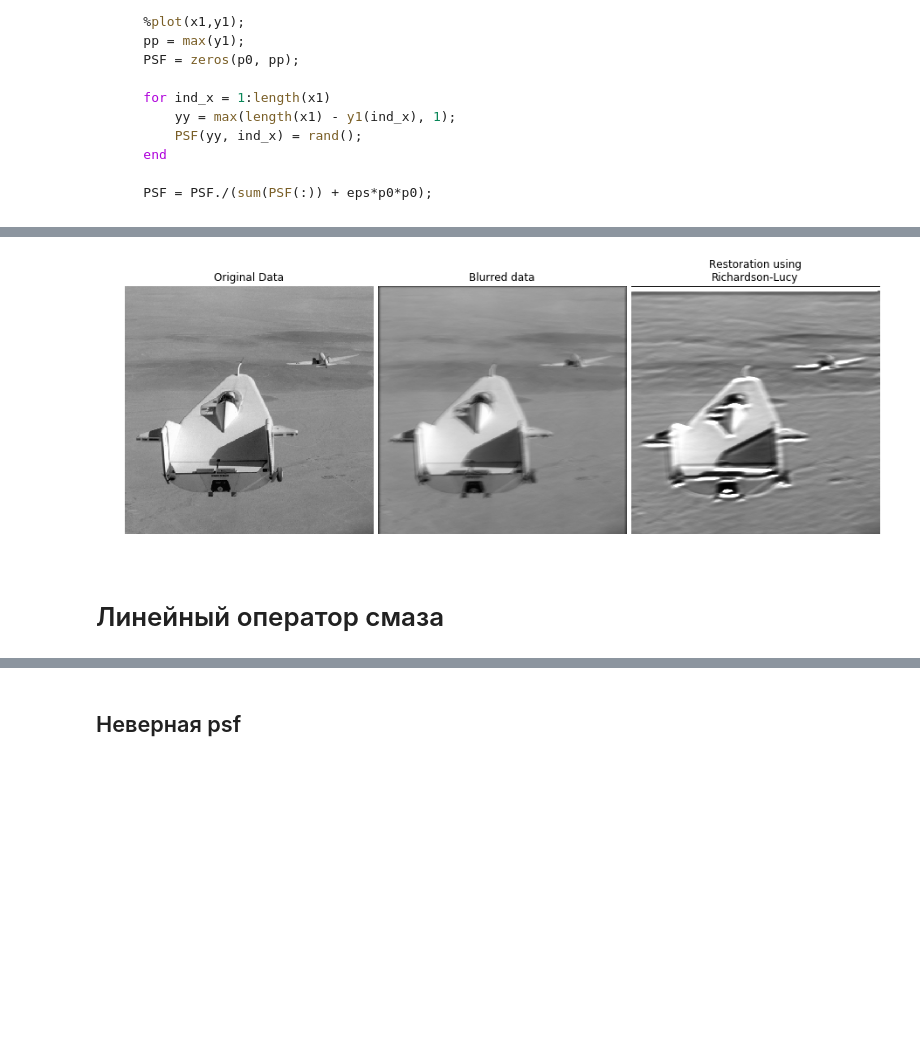
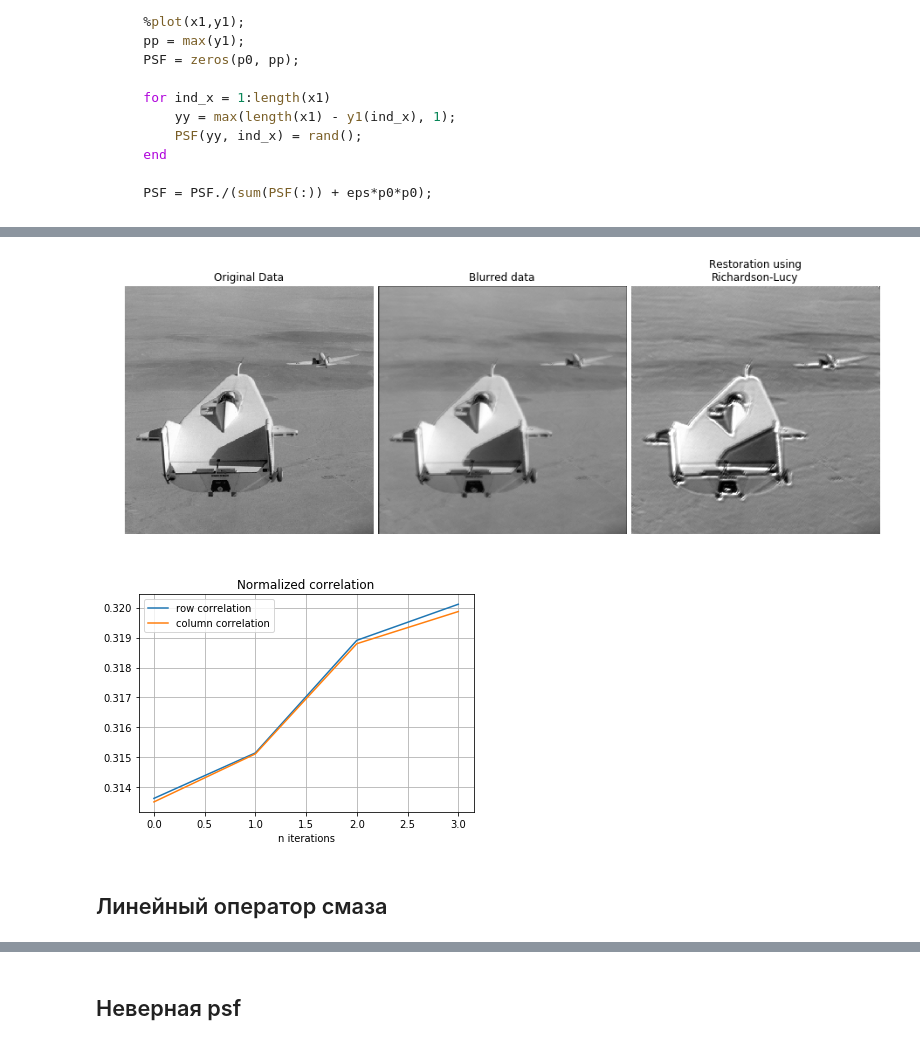
Before and after one commit to progiv/deconv, a Jupyter notebook: expertiments.ipynb, the cells around one changed output, grey strips where cells are left out. Drawn from its saved outputs; the diff is of its cells as text; code cells hidden in the pictures; blank space fills up the shorter version.

Commit message:
Fixes correlation calculation.

```diff
--- a/expertiments.ipynb
+++ b/expertiments.ipynb
@@ -37,6 +38,12 @@ def show_results(original, noisy, result):
     fig.subplots_adjust(wspace=0.02, hspace=0.2,
                         top=0.9, bottom=0.05, left=0, right=1)
     plt.show()
+# %%
+def row_correlation(image):
+    return pearsonr(image[1:,:].ravel(), image[:-1,:])
+
+def col_correlation(image):
+    return pearsonr(image[:,1:], image[:,:-1])
 # %%
 def desubsample(image, times=1, axises=None):
     if axises is None:
@@ -69,8 +76,8 @@ def corelucy(Y, psf, dampar22, wI, readout, subsample, numNSdim, vec, num, eps=1
 
     # 2. An Estimate for the next step
     reBlurred += readout;
-    reBlurred[reBlurred == 0] = eps;
-    AnEstim = wI / reBlurred + eps;
+    #reBlurred[reBlurred == 0] = eps;
+    AnEstim = wI / (reBlurred + eps);
 
     # 3. Damping if needed
     if dampar22 == 0: # No Damping
@@ -80,12 +87,12 @@ def corelucy(Y, psf, dampar22, wI, readout, subsample, numNSdim, vec, num, eps=1
         g = (wI * np.log(AnEstim)+ reBlurred - wI) / dampar22;
         g = np.minimum(g,1);
         G = (g**(gm-1))*(gm-(gm-1)*g);
-        ImRatio = 1 + desubsample(G,subsample, numNSdim) * (desubsample(AnEstim0, subsample, numNSdim) - 1);
+        ImRatio = 1 + desubsample(G,subsample, numNSdim) * (desubsample(AnEstim, subsample, numNSdim) - 1);
 
     #return np.fft.fftn(ImRatio);
     return ImRatio
 
-def richardson_lucy_matlab(image, psf, iterations=50, damp_array=0, weight=None, readout=0,
+def richardson_lucy_matlab(image, psf, iterations=50, dampar=0, weight=None, readout=0,
                            subsample=1, eps=1e-16, clip=True):
     """ Richardson-Lucy deconvolution.
 
@@ -132,7 +139,7 @@ def richardson_lucy_matlab(image, psf, iterations=50, damp_array=0, weight=None,
     scale = np.real(convolve2d(desubsample(weight), psf, 'same')) + np.sqrt(eps)
     del weight
 
-    dampar22 = np.square(damp_array)/2
+    dampar22 = np.square(dampar)/2
 
     '''
     prepare vector of dimensions to facilitate the reshaping
@@ -151,8 +158,8 @@ def richardson_lucy_matlab(image, psf, iterations=50, damp_array=0, weight=None,
 
     # 3 L_R Iterations
     lambd = 2 * np.any(internal != 0)
-    correlation_X = []
-    correlation_Y = []
+    correlation_X = [col_correlation(image)]
+    correlation_Y = [row_correlation(image)]
     for k in range(lambd, lambd + iterations):
 
         # 3.a Make an image predictions for the next iteration
@@ -169,9 +176,9 @@ def richardson_lucy_matlab(image, psf, iterations=50, damp_array=0, weight=None,
         prev_image = np.maximum(Y * np.real(convolve2d(cc, psf, 'same')) / scale, 0)
         if clip:
             prev_image[prev_image > 1] = 1
-            prev_image[prev_image < 0] = eps
-        correlation_X.append(np.correlate(prev_image.ravel('C')[:-1], prev_image.ravel('C')[1:]))
-        correlation_Y.append(np.correlate(prev_image.ravel('F')[:-1], prev_image.ravel('F')[1:]))
+            prev_image[prev_image < -1] = eps
+        correlation_X.append(col_correlation(image))
+        correlation_Y.append(row_correlation(image))
         del cc
         internal[:,1] = internal[:,0]
         internal[:,0] = (prev_image-Y).ravel()
@@ -179,6 +186,15 @@ def richardson_lucy_matlab(image, psf, iterations=50, damp_array=0, weight=None,
     return {'image': prev_image,
             'correlationX': np.array(correlation_X)/(image.size-1),
             'correlationY': np.array(correlation_Y)/(image.size-1)}
+# %%
+from itertools import chain
+def plot_corr(n, ydata, legend=['row correlation', 'column correlation'], title='Normalized correlation'):
+    plt.plot(*list(chain(*[(range(n), y) for y in ydata])))
+    plt.grid()
+    plt.title(title)
+    plt.xlabel('n iterations')
+    plt.legend(legend)
+    plt.show()
 # %%
 # Restore Image using Richardson-Lucy algorithm:
 iterations = 20
@@ -288,12 +290,15 @@ lifting_blurred = conv2(liftingbody, psf, 'same')
 # %%
 # Restore Image using Richardson-Lucy algorithm my:
 iterations = 3
 deconv = richardson_lucy_matlab(lifting_blurred, psf, iterations=iterations, eps=1e-5)
 show_results(liftingbody, lifting_blurred, deconv['image'])
+plot_corr(iterations+1, [deconv['correlationX'],
+                         deconv['correlationY']])
 # %% [output]
-[figure, old version]
+[figure, new version]
+[figure, added]
 # %% [markdown]
-# Линейный оператор смаза
+## Линейный оператор смаза
 # %%
 from skimage.draw import line_aa
 from math import sin, cos, pi
```
Also changed, not shown: parts of 15 cells of this notebook.
